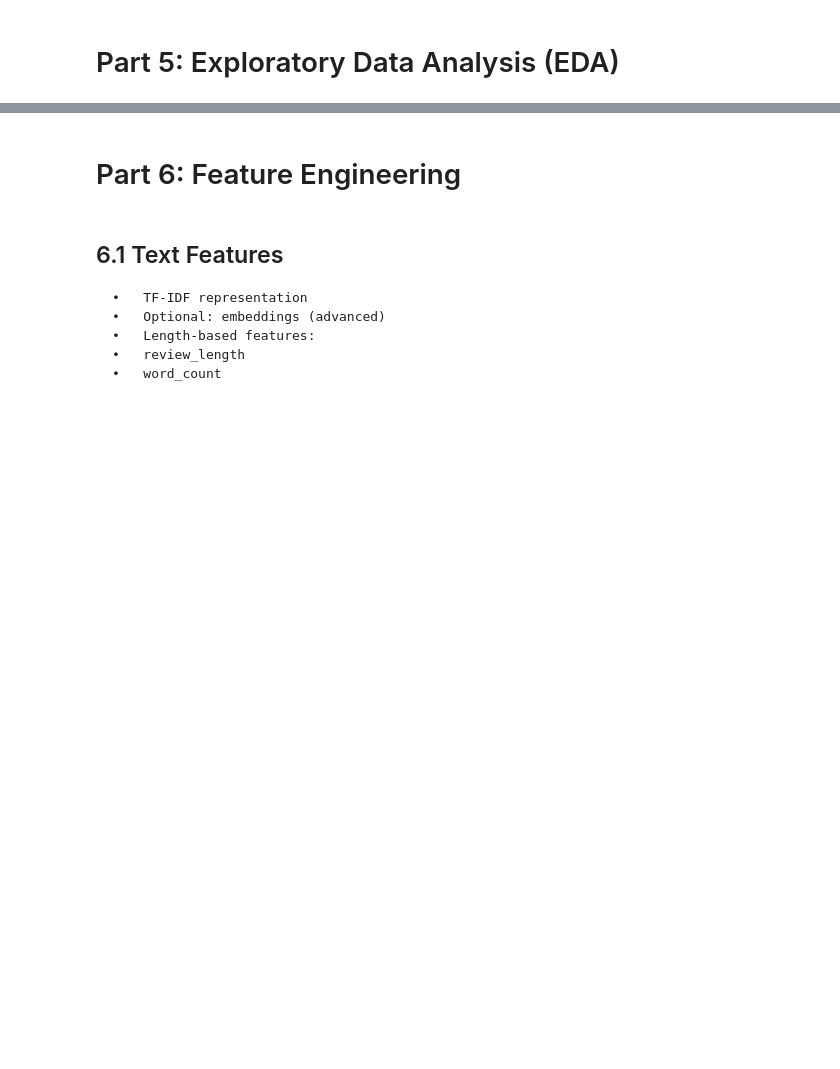
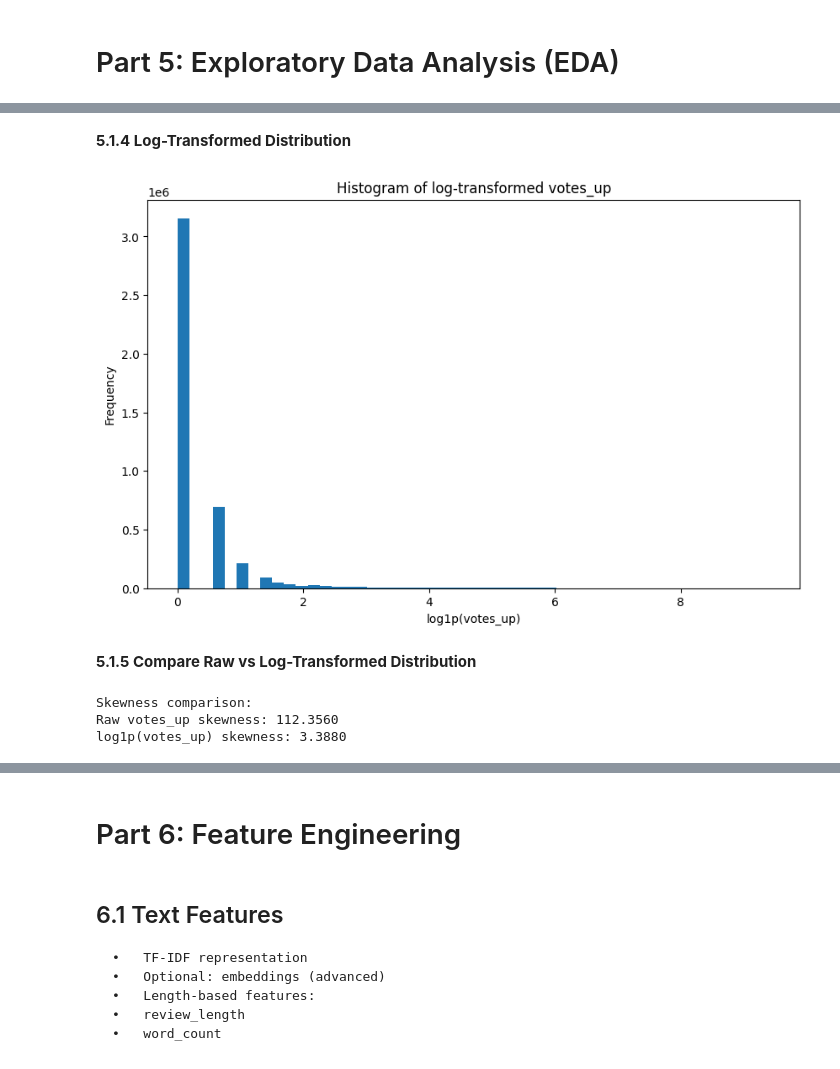
Before and after one commit to Ginnn778/ECE-9612-Group-Project, a Jupyter notebook: Predicting_the_Helpfulness_of_Game_Reviews.ipynb, the cells around one changed output, grey strips where cells are left out. Saved outputs shown, nothing was run; the diff lists cells and outputs as text; code cells hidden in the pictures; blank space fills up the shorter version.

```diff
--- a/Predicting_the_Helpfulness_of_Game_Reviews.ipynb
+++ b/Predicting_the_Helpfulness_of_Game_Reviews.ipynb
@@ -235,0 +420,23 @@ KeyError: "['review_word_count', 'days_since_release'] not in index"
+# %% [markdown]
+**5.1.4 Log-Transformed Distribution**
+# %%
+log_target = np.log1p(target)
+
+plt.figure(figsize=(10, 6))
+plt.hist(log_target, bins=50)
+plt.xlabel('log1p(votes_up)')
+plt.ylabel('Frequency')
+plt.title('Histogram of log-transformed votes_up')
+plt.show()
+# %% [output]
+[figure, added]
+# %% [markdown]
+**5.1.5 Compare Raw vs Log-Transformed Distribution**
+# %%
+print("Skewness comparison:")
+print(f"Raw votes_up skewness: {target.skew():.4f}")
+print(f"log1p(votes_up) skewness: {log_target.skew():.4f}")
+# %% [output]
+Skewness comparison:
+Raw votes_up skewness: 112.3560
+log1p(votes_up) skewness: 3.3880
```
Also changed, not shown: parts of 63 cells of this notebook, 6 other files.
